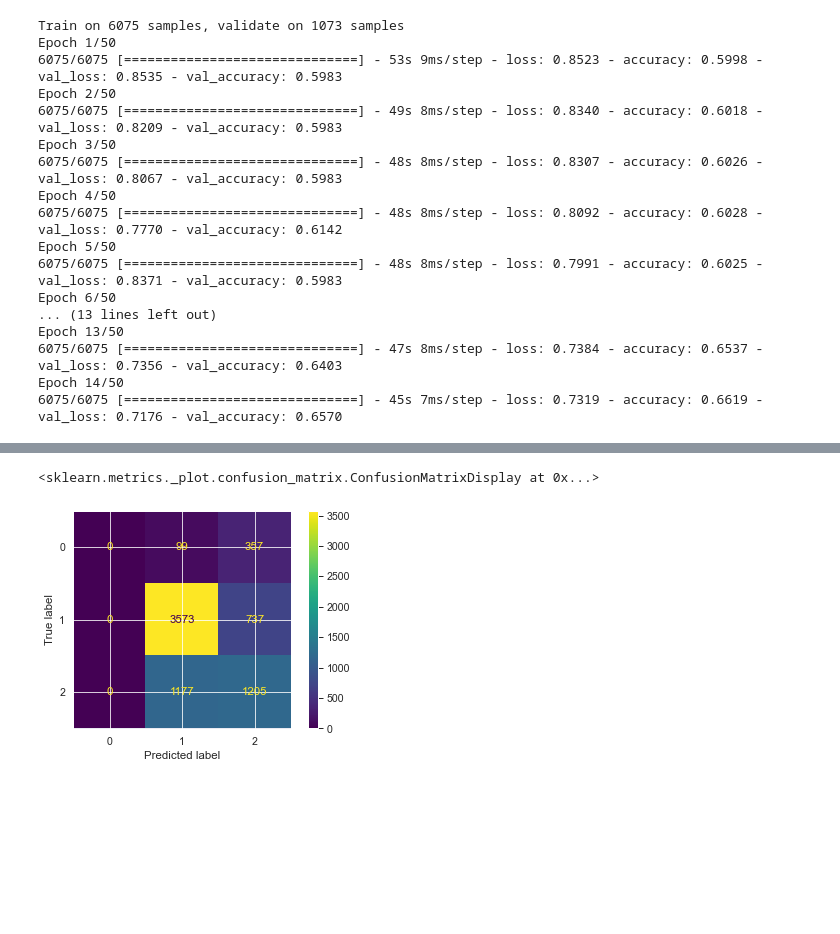
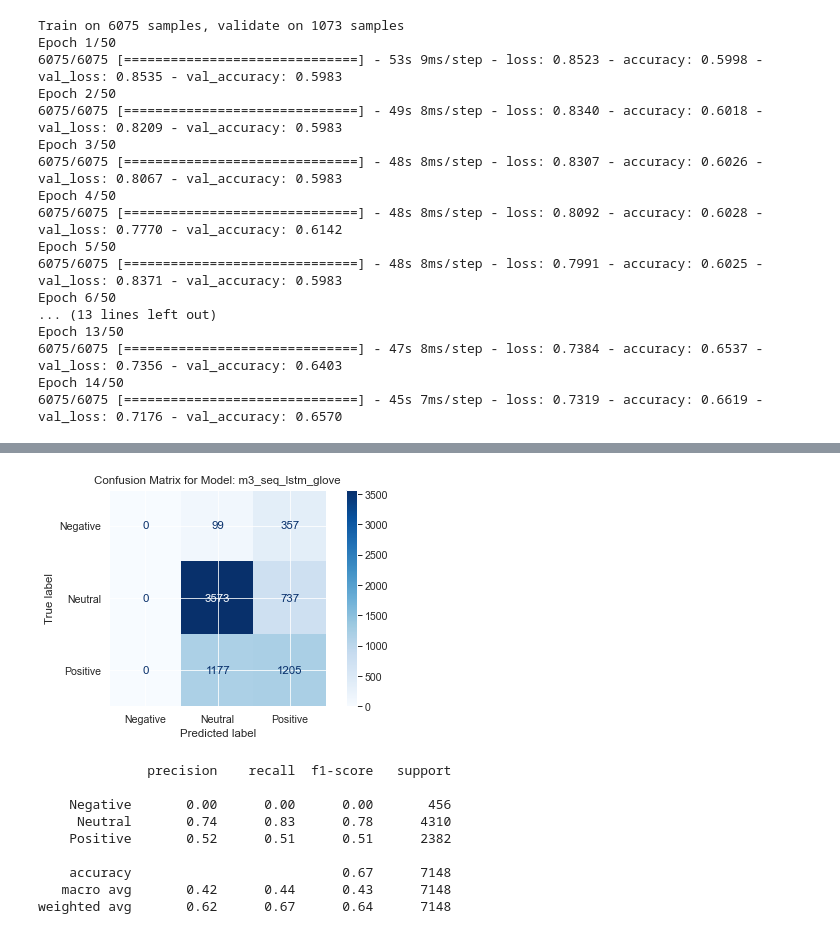
Before and after one commit to cutterback/p04-twitter-sentiment-nlp, a Jupyter notebook: Twitter-Sentiment-Analysis-NLP.ipynb, the cells around one changed output, grey strips where cells are left out. Saved outputs shown, nothing was run; the diff lists cells and outputs as text; code cells hidden in the pictures; blank space fills up the shorter version.

```diff
--- a/Twitter-Sentiment-Analysis-NLP.ipynb
+++ b/Twitter-Sentiment-Analysis-NLP.ipynb
@@ -284,0 +305,9 @@ Document count: 7148 | Vocab size: 9435 | Input length: 23
+# %%
+def create_pred_class(y):
+    y_piv = y.copy()
+    y_piv['pred_class'] = y_piv.apply(lambda row:
+                                      pivot_predictions(row.Negative,
+                                                        row.Neutral,
+                                                        row.Positive),
+                                      axis=1)
+    return y_piv
@@ -285,3 +324,17 @@ Document count: 7148 | Vocab size: 9435 | Input length: 23
+# %%
+# Plot confusion matrix
+def plot_confusion(y_true, y_hat, model_name):
+    cnf_matrix  = confusion_matrix(y_true, y_hat)
+    cmap = plt.get_cmap('Blues')
+    cmd = ConfusionMatrixDisplay(cnf_matrix,
+                                 display_labels=['Negative', 'Neutral',
+                                                 'Positive'])
+    cmd.plot(cmap=cmap)
+    plt.title(f'Confusion Matrix for Model: {model_name}')
+    plt.tight_layout()
+    plt.show()
+    print(classification_report(y_true, y_hat))
+    return cnf_matrix
 # %% [markdown]
 ## m1 - LSTM Embed Tweets Cleaned
 # %%
@@ -562,13 +571 @@ def predict(model, X, y_true):
 y_hat_m3, y_hat_cl_m3 = predict(m3, X_train, y_train)
-# %%
-# Plot confusion matrix
-#     cnf_matrix = multilabel_confusion_matrix(y_true, y_hat_cl)
-#     plot_confusion_matrix(model, X, y_true)
-#     print(classification_report(y_true, y_hat_cl))
-
-cnf_matrix  = confusion_matrix(y_train_piv.pred_class, y_hat_cl_m3_piv.pred_class)
-disp = ConfusionMatrixDisplay(cnf_matrix)
-disp.plot()
-# %% [output]
-<sklearn.metrics._plot.confusion_matrix.ConfusionMatrixDisplay at 0x...>
-[figure, removed]
@@ -585,6 +572,20 @@ def pivot_predictions(neg, neut, pos):
-# %%
-#
-y_train_piv = y_train.copy()
-y_hat_cl_m3_piv = y_hat_cl_m3.copy()
-y_train_piv['pred_class'] = y_train_piv.apply(lambda row: pivot_predictions(row.Negative, row.Neutral, row.Positive), axis=1)
-y_hat_cl_m3_piv['pred_class'] = y_hat_cl_m3_piv.apply(lambda row: pivot_predictions(row.Negative, row.Neutral, row.Positive), axis=1)
+# %%
+# pivot 3 multi-labels into single class column to feed confusion matrix
+y_train_piv = create_pred_class(y_train)
+y_hat_cl_m3_piv = create_pred_class(y_hat_cl_m3_piv)
+# %%
+# plot confusion matrix and classification report
+cnf_matrix_m3 = plot_confusion(y_train_piv.pred_class,
+                               y_hat_cl_m3_piv.pred_class,
+                               m3.name)
+# %% [output]
+[figure, added]
+              precision    recall  f1-score   support
+
+    Negative       0.00      0.00      0.00       456
+     Neutral       0.74      0.83      0.78      4310
+    Positive       0.52      0.51      0.51      2382
+
+    accuracy                           0.67      7148
+   macro avg       0.42      0.44      0.43      7148
+weighted avg       0.62      0.67      0.64      7148
```
Also changed, not shown: parts of 12 cells of this notebook.
